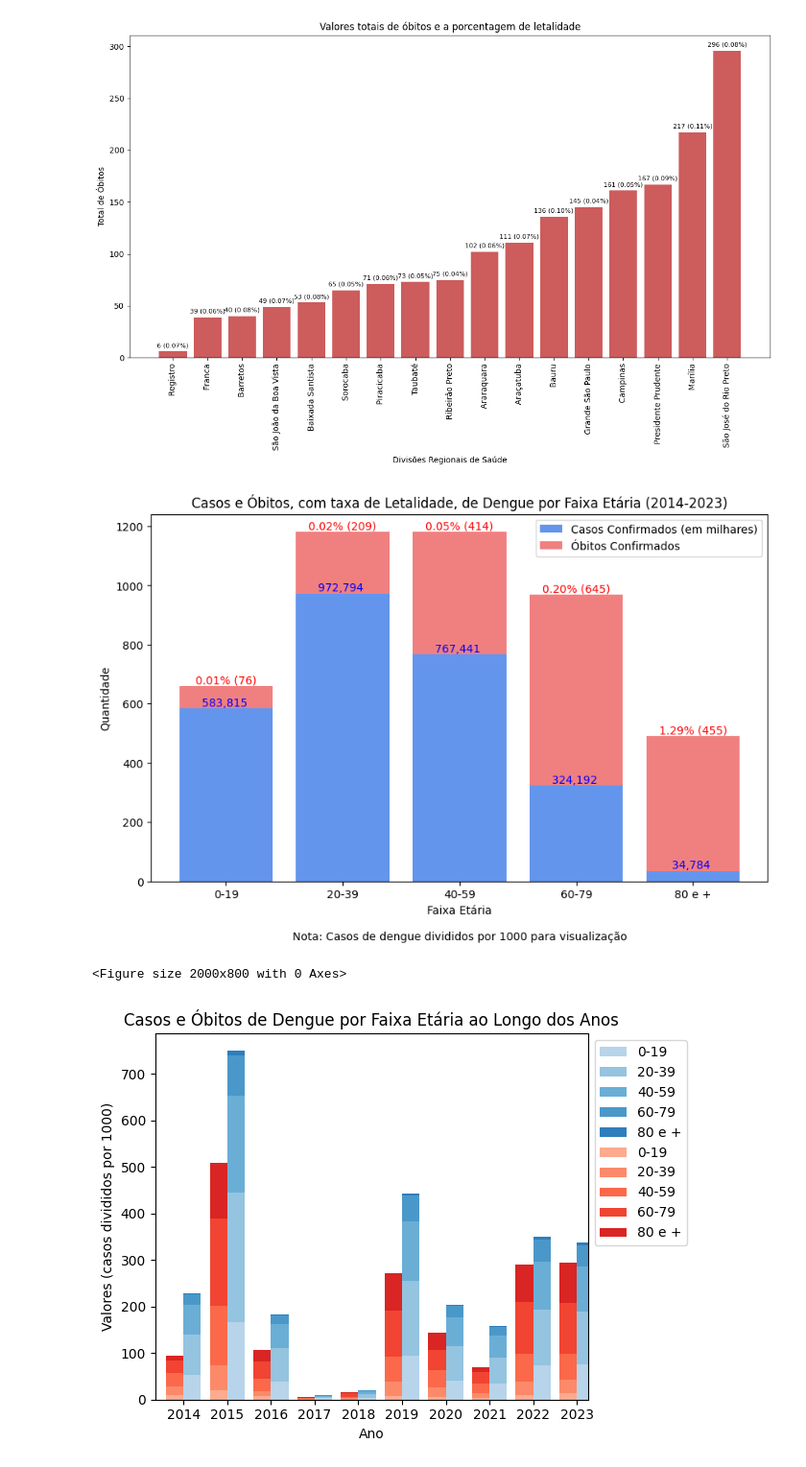
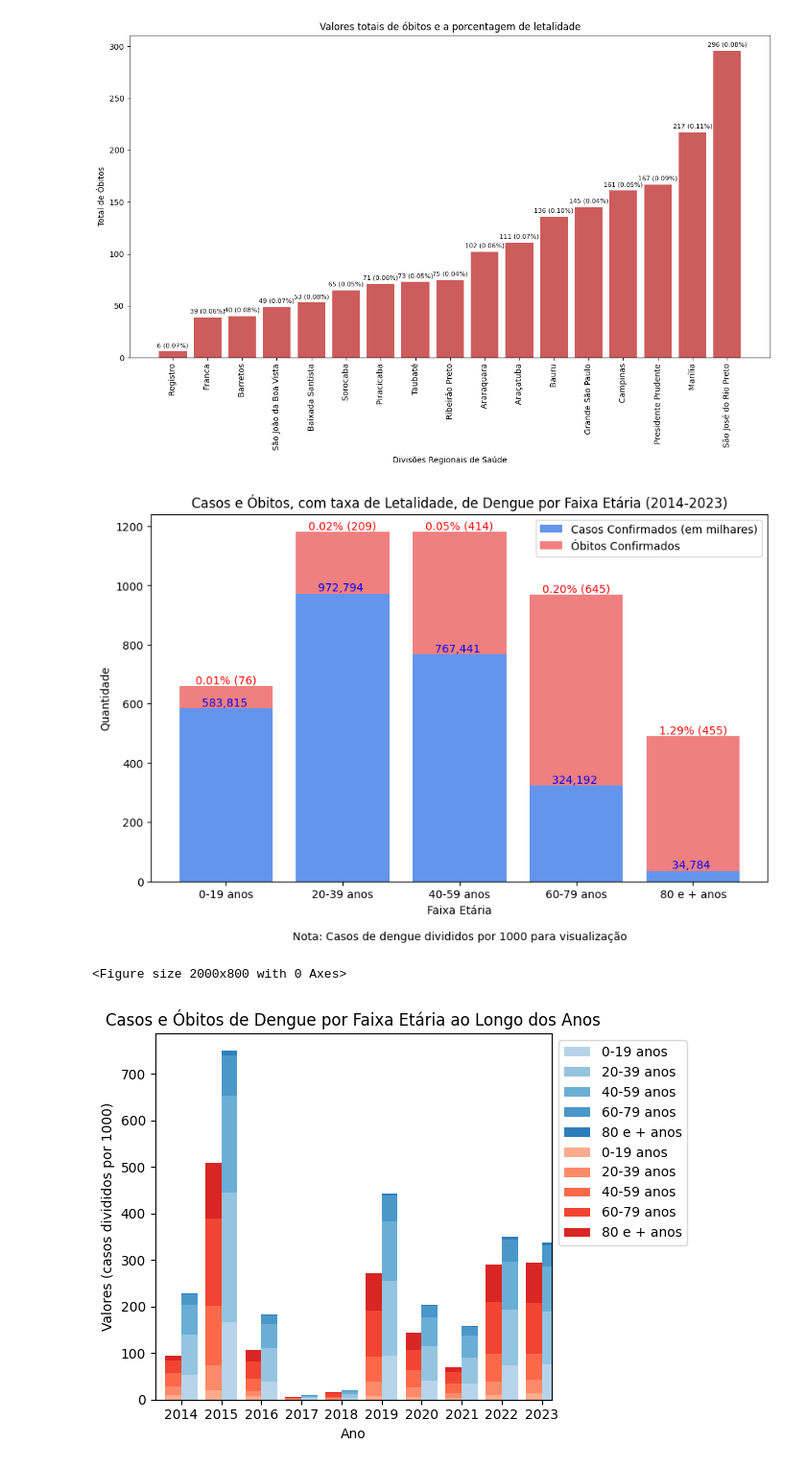
Before and after one commit to xVILENx/Dengue_SINAN, a Jupyter notebook: dengue_graphics_pynb.ipynb, the cells around one changed output. Shown: that part at 96% size. Cells and saved outputs as stored; diff of their text form; code cells hidden in the pictures.

```diff
--- a/dengue_graphics_pynb.ipynb
+++ b/dengue_graphics_pynb.ipynb
@@ -206,6 +206,7 @@ worksheet_casos = spreadsheet.worksheet('casos_simples')
 
 # Extrair dados de faixa etária e casos confirmados
 faixa_etaria = worksheet_casos.row_values(1)[1:6]  # B1 até F1
+faixa_etaria = [f'{faixa} anos' for faixa in faixa_etaria]  # Adicionar "anos" após cada faixa etária
 casos_confirmados = worksheet_casos.row_values(12)[1:6]  # B12 até F12
 casos_confirmados = list(map(int, casos_confirmados))  # Converter para inteiros
 
@@ -245,7 +246,7 @@ plt.text(0.5, -0.15, 'Nota: Casos de dengue divididos por 1000 para visualizaç
 
 plt.show()
 # %% [output]
-[figure, old version]
+[figure, new version]
 # %%
 import pandas as pd
 import matplotlib.pyplot as plt
@@ -272,6 +273,7 @@ worksheet_casos = spreadsheet.worksheet('casos_simples')
 
 # Extrair dados
 faixa_etaria = worksheet_casos.row_values(1)[1:6]  # B1 até F1 (5 faixas etárias)
+faixa_etaria = [f'{faixa} anos' for faixa in faixa_etaria]  # Adicionar "anos" após cada faixa etária
 anos_casos = worksheet_casos.col_values(1)[1:11]  # A2 até A11 (10 anos)
 casos_por_faixa_etaria = worksheet_casos.get_values('B2:F11')  # Dados de B2:F11
 
@@ -289,6 +291,7 @@ worksheet_obitos = spreadsheet.worksheet('obitos_simples')
 
 # Extrair dados
 faixa_etaria_obitos = worksheet_obitos.row_values(1)[1:6]  # B1 até F1 (5 faixas etárias)
+faixa_etaria_obitos = [f'{faixa} anos' for faixa in faixa_etaria_obitos]  # Adicionar "anos" após cada faixa etária
 anos_obitos = worksheet_obitos.col_values(1)[1:11]  # A2 até A11 (10 anos)
 obitos_por_faixa_etaria = worksheet_obitos.get_values('B2:F11')  # Dados de B2:F11
 
@@ -303,35 +306,34 @@ max_casos = df_casos_dividido.max().max()
 faixa_max_casos = df_casos_dividido.stack().idxmax()
 
 # Encontrar o maior valor e a faixa etária correspondente para óbitos
 max_obitos = df_obitos.max().max()
 faixa_max_obitos = df_obitos.stack().idxmax()
 
 # Configurar o gráfico
 plt.figure(figsize=(20, 8))
 
 # Plotar colunas empilhadas para casos
 ax = df_casos_dividido.plot(kind='bar', stacked=True, color=plt.cm.Blues(np.linspace(0.3, 0.7, len(df_casos_dividido.columns))),
                            edgecolor='none', position=0, width=0.4, label='Casos')
 
 # Plotar colunas empilhadas para óbitos
 df_obitos.plot(kind='bar', stacked=True, color=plt.cm.Reds(np.linspace(0.3, 0.7, len(df_obitos.columns))),
                edgecolor='none', position=1, width=0.4, ax=ax, label='Óbitos')
 
-
 # Configurar o gráfico
 plt.xlabel('Ano')
 plt.ylabel('Valores (casos divididos por 1000)')
 plt.title('Casos e Óbitos de Dengue por Faixa Etária ao Longo dos Anos')
 plt.xticks(rotation=0)
 plt.legend(loc='upper left', bbox_to_anchor=(1, 1))
 plt.grid(False)  # Remover a grade
 
 # Ajustar layout e exibir o gráfico
 plt.tight_layout()
 plt.show()
 # %% [output]
 <Figure size 2000x800 with 0 Axes>
-[figure, old version]
+[figure, new version]
 # %%
 import pandas as pd
 import folium
```
Also changed, not shown: parts of 1 cell of this notebook.
